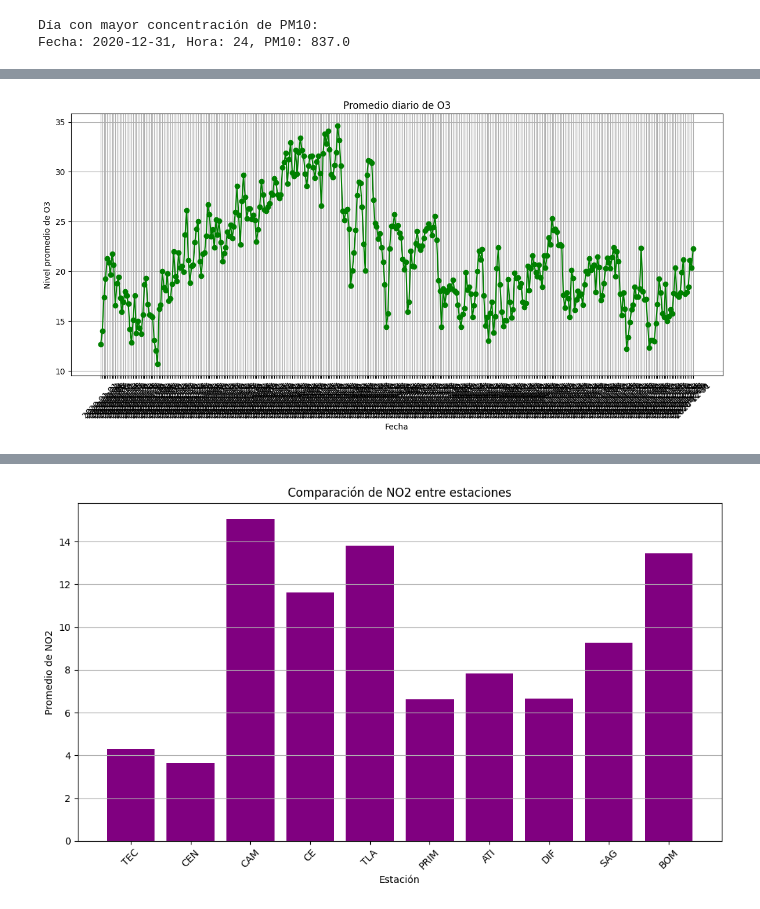
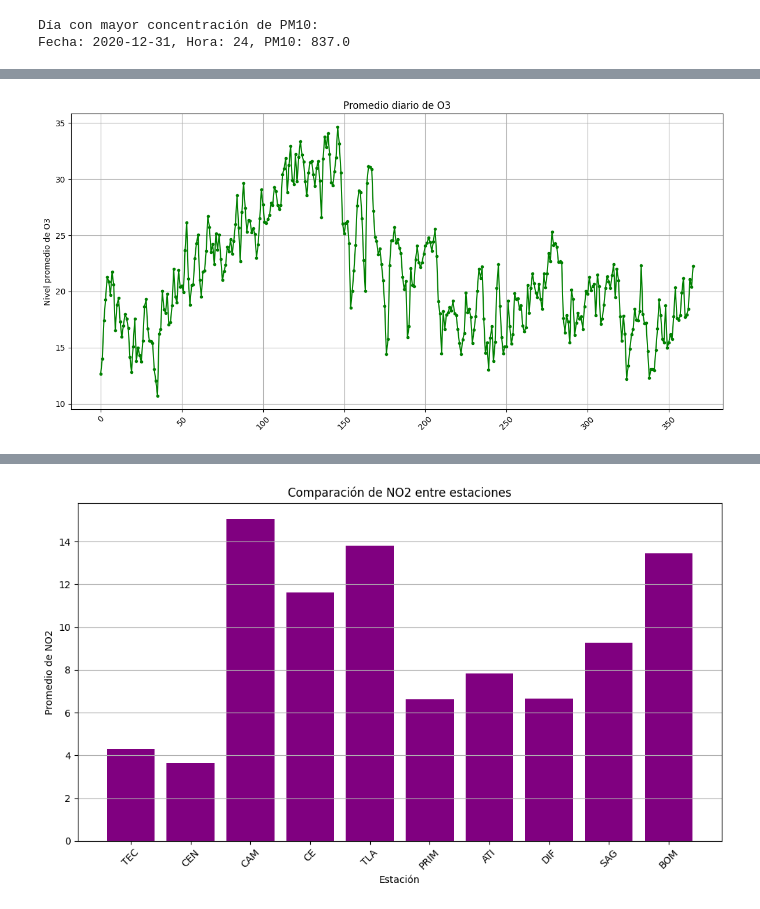
Before and after one commit to ArmandoVallejo/BigData, a Jupyter notebook: proyecto.ipynb, the cells around one changed output, grey strips where cells are left out. Saved outputs shown, nothing was run; the diff lists cells and outputs as text; code cells hidden in the pictures.

```diff
--- a/proyecto.ipynb
+++ b/proyecto.ipynb
@@ -66,3 +94,8 @@ df = pd.read_csv('./DatosAireTransformados.csv')
 
 # Convertir el DataFrame a formato JSON lines
 df.to_json('./datos_aire.jsonl', orient='records', lines=True, force_ascii=False)
+
+print("Datos en formato JSONLines:")
+with open('./datos_aire.jsonl', 'r') as file:
+    for i in range(5):
+        print(file.readline().strip())
@@ -126,0 +296,11 @@ Informacion del cluster:
+# %%
+with ElasticSearchProvider() as es_provider:
+    try:
+        if es_provider.connection.indices.exists(index=es_provider.index):
+            print(f"El índice '{es_provider.index}' existe y tiene el siguiente mapping:\n")
+            mapping = es_provider.connection.indices.get_mapping(index=es_provider.index)
+            print(mapping)
+        else:
+            print(f"El índice '{es_provider.index}' NO existe en Elasticsearch.")
+    except Exception as e:
+        print(f"Ocurrió un error al obtener el mapping del índice: {e}")
@@ -155,6 +341,16 @@ class ElasticSearchProvider:
     def __exit__(self, exception_type, exception_val, exception_traceback):
         self.connection.close()
 
+    def create_index(self, mapping):
+        if self.connection.indices.exists(index=self.index):
+            print(f"El índice {self.index} ya existe.")
+        else:
+            try:
+                self.connection.indices.create(index=self.index, body=mapping)
+                print(f"Índice {self.index} creado con éxito.")
+            except Exception as e:
+                print(f"Error al crear el índice: {e}")
+
     def load_json_files(self, file_path):
         with open(file_path,'r',encoding="utf-8") as file:
             documents = []
@@ -275,7 +506,7 @@ with ElasticSearchProvider() as es:
             "red_id": {
                 "terms": {
                     "field": "red_id",
-                    "size": 50
+                    "size": 42
                 },
                 "aggs": {
                     "estacion_id": {
@@ -416,34 +712,33 @@ with ElasticSearchProvider() as es:
                 },
                 "aggs": {
                     "avg_o3": {
                         "avg": {
                             "field": "O3"
                         }
                     }
                 }
             }
         }
     }
 
     result = es.connection.search(index=es.index, body=query)
 
     fechas = []
     promedios = []
     for bucket in result['aggregations']['o3_diario']['buckets']:
         fechas.append(bucket['key_as_string'])
         promedios.append(bucket['avg_o3']['value'])
 
     df = pd.DataFrame({"Fecha": fechas, "Promedio_O3": promedios})
 
     plt.figure(figsize=(12,6))
-    plt.plot(df["Fecha"], df["Promedio_O3"], marker='o', color='green')
+    plt.plot(df["Promedio_O3"], marker='.', color='green')
     plt.xticks(rotation=45)
     plt.title("Promedio diario de O3")
-    plt.xlabel("Fecha")
     plt.ylabel("Nivel promedio de O3")
     plt.grid(True)
     plt.tight_layout()
     plt.show()
 # %% [output]
-[figure, old version]
+[figure, new version]
 # %% [markdown]
```
Also changed, not shown: parts of 53 cells of this notebook.
